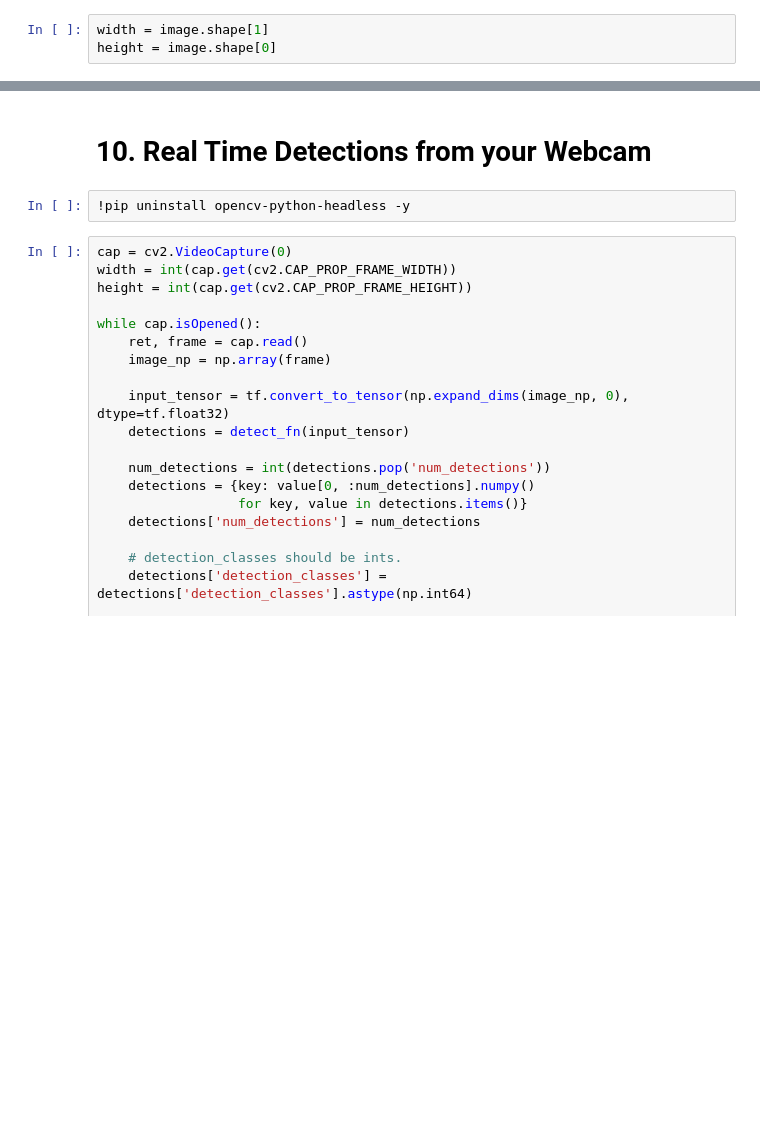
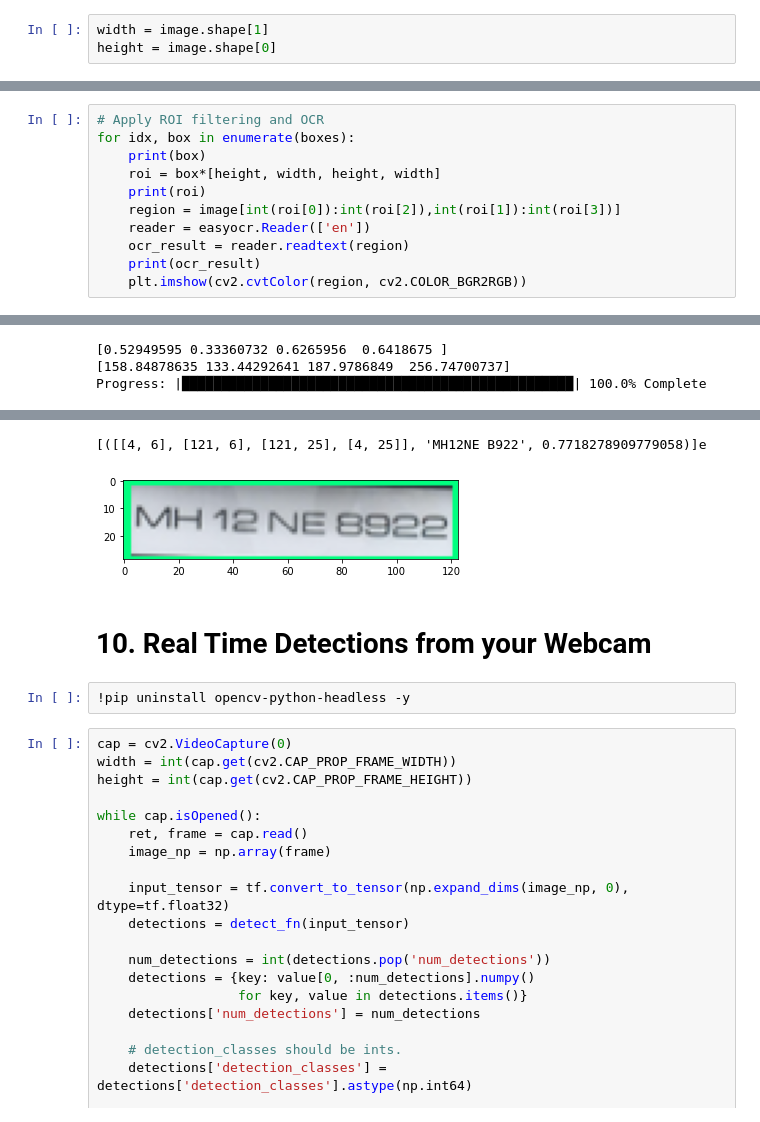
Before and after one commit to JenishHirpara/ANPR, a Jupyter notebook: 2. Training and Detection.ipynb, the cells around one changed output, grey strips where cells are left out. Cells and saved outputs as stored; diff of their text form; blank space fills up the shorter version.

```diff
--- a/2. Training and Detection.ipynb
+++ b/2. Training and Detection.ipynb
@@ -356,0 +377,12 @@ print(height)
+# %%
+# Apply ROI filtering and OCR
+for idx, box in enumerate(boxes):
+    print(box)
+    roi = box*[height, width, height, width]
+    print(roi)
+    region = image[int(roi[0]):int(roi[2]),int(roi[1]):int(roi[3])]
+    reader = easyocr.Reader(['en'])
+    ocr_result = reader.readtext(region)
+    print(ocr_result)
+    plt.imshow(cv2.cvtColor(region, cv2.COLOR_BGR2RGB))
+# %% [output]
@@ -356,0 +391,3 @@ print(height)
+[0.52949595 0.33360732 0.6265956  0.6418675 ]
+[158.84878635 133.44292641 187.9786849  256.74700737]
+Progress: |██████████████████████████████████████████████████| 100.0% Complete
@@ -357,3 +395,5 @@ print(height)
+[([[4, 6], [121, 6], [121, 25], [4, 25]], 'MH12NE B922', 0.7718278909779058)]e
+[figure, added]
 # %% [markdown]
 # 10. Real Time Detections from your Webcam
 # %%
```
Also changed, not shown: parts of 6 cells of this notebook.
